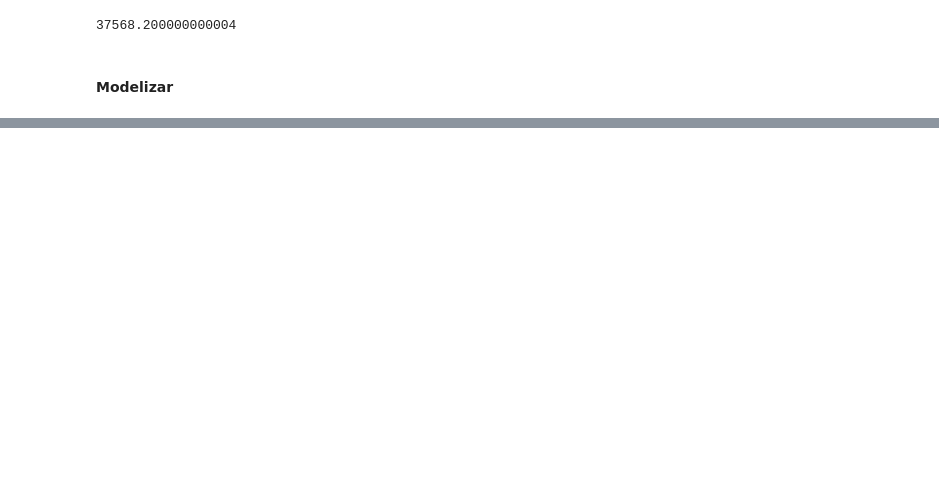
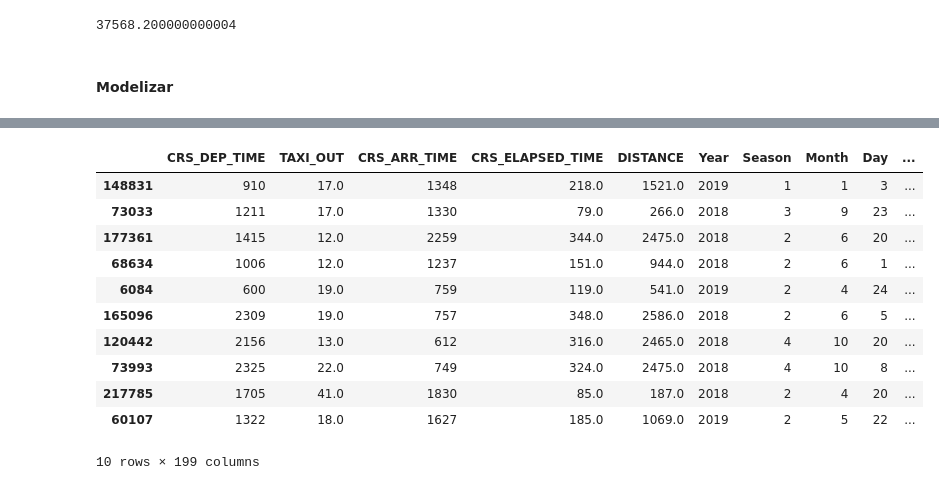
Before and after one commit to Nambu89/Supervised-Learning, a Jupyter notebook: Ejercicio_JFK.ipynb, the cells around one changed output, grey strips where cells are left out. Saved outputs shown, nothing was run; the diff lists cells and outputs as text; code cells hidden in the pictures; blank space fills up the shorter version.

```diff
--- a/Ejercicio_JFK.ipynb
+++ b/Ejercicio_JFK.ipynb
@@ -588,5 +572,5 @@ from sklearn.tree import DecisionTreeClassifier
 # Instanciar el modelo
 dt = DecisionTreeClassifier(max_depth=4, random_state=42)
 # %%
-dt.fit(X_train_encoded, y_train)
+dt.fit(X_train, y_train)
 # %% [output]
@@ -594,14 +577,0 @@ DecisionTreeClassifier(max_depth=4, random_state=42)
-# %%
-from sklearn.preprocessing import OneHotEncoder
-
-# Crear un objeto OneHotEncoder
-encoder = OneHotEncoder(handle_unknown='ignore')
-
-# Ajustar el encoder al conjunto de datos de entrenamiento
-encoder.fit(X_train)
-
-# Transformar el conjunto de datos de entrenamiento
-X_train_encoded = encoder.transform(X_train)
-
-# Ajustar el modelo de árbol de decisión al conjunto de datos transformado
-dt.fit(X_train_encoded, y_train)
@@ -609,0 +588,15 @@ DecisionTreeClassifier(max_depth=4, random_state=42)
+# %%
+X_train.head(10)
+# %% [output]
+|  | CRS_DEP_TIME | TAXI_OUT | CRS_ARR_TIME | CRS_ELAPSED_TIME | DISTANCE | Year | Season | Month | Day | ... |
+| 148831 | 910 | 17.0 | 1348 | 218.0 | 1521.0 | 2019 | 1 | 1 | 3 | ... |
+| 73033 | 1211 | 17.0 | 1330 | 79.0 | 266.0 | 2018 | 3 | 9 | 23 | ... |
+| 177361 | 1415 | 12.0 | 2259 | 344.0 | 2475.0 | 2018 | 2 | 6 | 20 | ... |
+| 68634 | 1006 | 12.0 | 1237 | 151.0 | 944.0 | 2018 | 2 | 6 | 1 | ... |
+| 6084 | 600 | 19.0 | 759 | 119.0 | 541.0 | 2019 | 2 | 4 | 24 | ... |
+| 165096 | 2309 | 19.0 | 757 | 348.0 | 2586.0 | 2018 | 2 | 6 | 5 | ... |
+| 120442 | 2156 | 13.0 | 612 | 316.0 | 2465.0 | 2018 | 4 | 10 | 20 | ... |
+| 73993 | 2325 | 22.0 | 749 | 324.0 | 2475.0 | 2018 | 4 | 10 | 8 | ... |
+| 217785 | 1705 | 41.0 | 1830 | 85.0 | 187.0 | 2018 | 2 | 4 | 20 | ... |
+| 60107 | 1322 | 18.0 | 1627 | 185.0 | 1069.0 | 2019 | 2 | 5 | 22 | ... |
+10 rows × 199 columns
```
Also changed, not shown: parts of 12 cells of this notebook.
